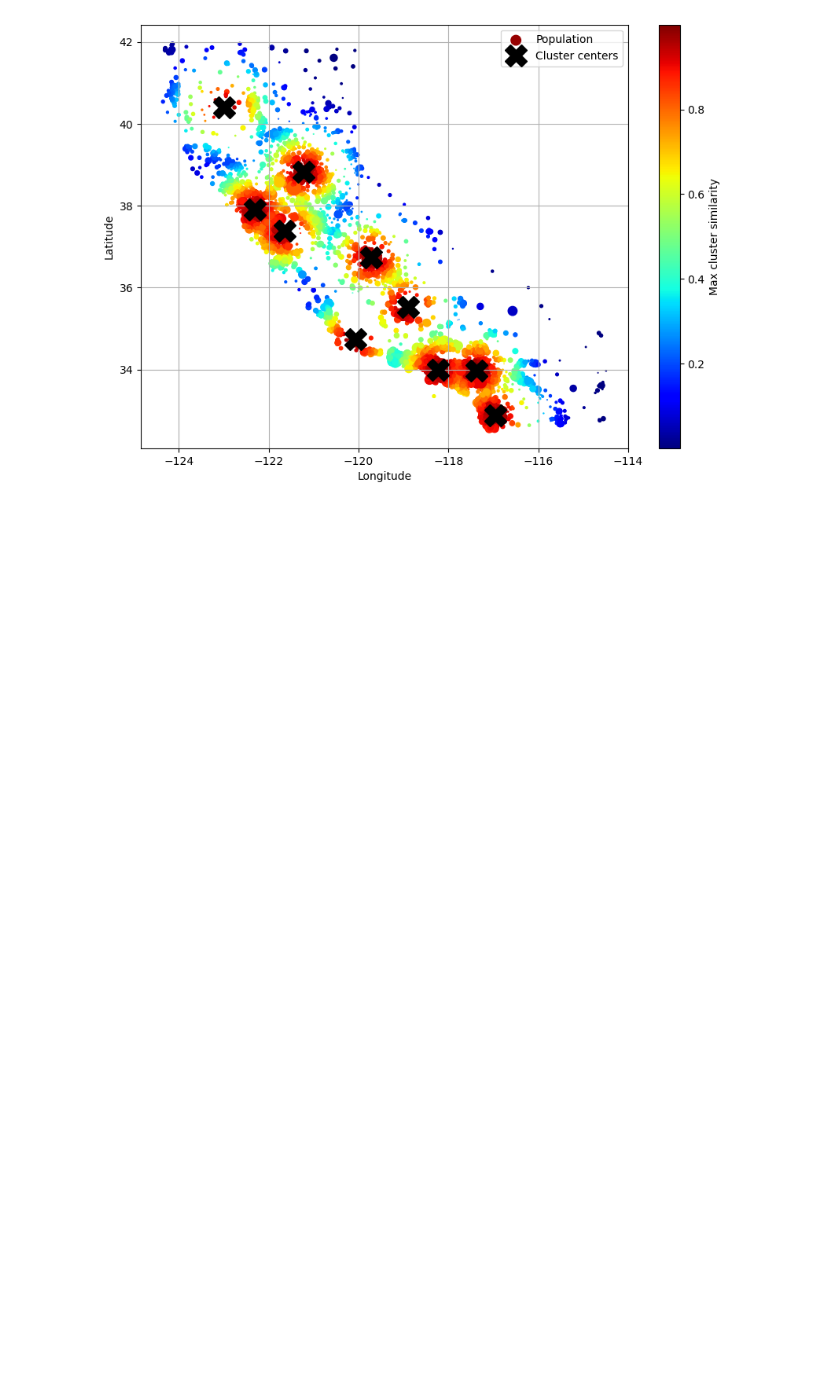
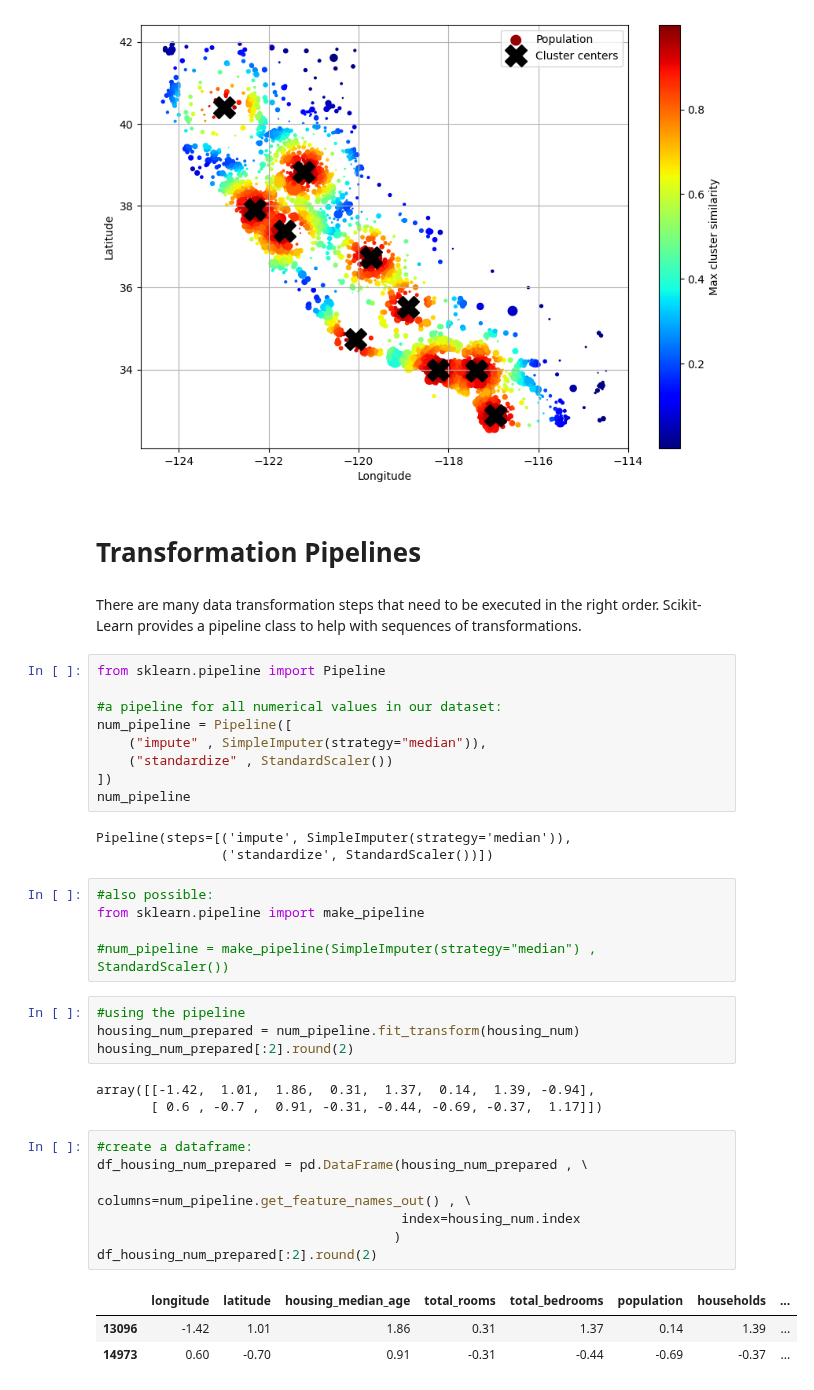
Before and after one commit to vitech-source/Hands-on_ML, a Jupyter notebook: 02_end_to_end_ml_project.ipynb, the cells around one changed output. Cells and saved outputs as stored; diff of their text form; blank space fills up the shorter version.

Commit message:
Preprocessing on data done

```diff
--- a/02_end_to_end_ml_project.ipynb
+++ b/02_end_to_end_ml_project.ipynb
@@ -500,3 +500,42 @@ plt.legend(loc="upper right")
 plt.show()
 # %% [output]
 [figure]
+# %% [markdown]
+# Transformation Pipelines
+# %% [markdown]
+There are many data transformation steps that need to be executed in the right order. Scikit-Learn provides a pipeline class to help with sequences of transformations.
+# %%
+from sklearn.pipeline import Pipeline
+
+#a pipeline for all numerical values in our dataset:
+num_pipeline = Pipeline([
+    ("impute" , SimpleImputer(strategy="median")),
+    ("standardize" , StandardScaler())
+])
+num_pipeline
+# %% [output]
+Pipeline(steps=[('impute', SimpleImputer(strategy='median')),
+                ('standardize', StandardScaler())])
+# %%
+#also possible:
+from sklearn.pipeline import make_pipeline
+
+#num_pipeline = make_pipeline(SimpleImputer(strategy="median") , StandardScaler())
+# %%
+#using the pipeline
+housing_num_prepared = num_pipeline.fit_transform(housing_num)
+housing_num_prepared[:2].round(2)
+# %% [output]
+array([[-1.42,  1.01,  1.86,  0.31,  1.37,  0.14,  1.39, -0.94],
+       [ 0.6 , -0.7 ,  0.91, -0.31, -0.44, -0.69, -0.37,  1.17]])
+# %%
+#create a dataframe:
+df_housing_num_prepared = pd.DataFrame(housing_num_prepared , \
+                                       columns=num_pipeline.get_feature_names_out() , \
+                                       index=housing_num.index
+                                      )
+df_housing_num_prepared[:2].round(2)
+# %% [output]
+|  | longitude | latitude | housing_median_age | total_rooms | total_bedrooms | population | households | ... |
+| 13096 | -1.42 | 1.01 | 1.86 | 0.31 | 1.37 | 0.14 | 1.39 | ... |
+| 14973 | 0.60 | -0.70 | 0.91 | -0.31 | -0.44 | -0.69 | -0.37 | ... |
```
Also changed, not shown: parts of 8 cells of this notebook.
